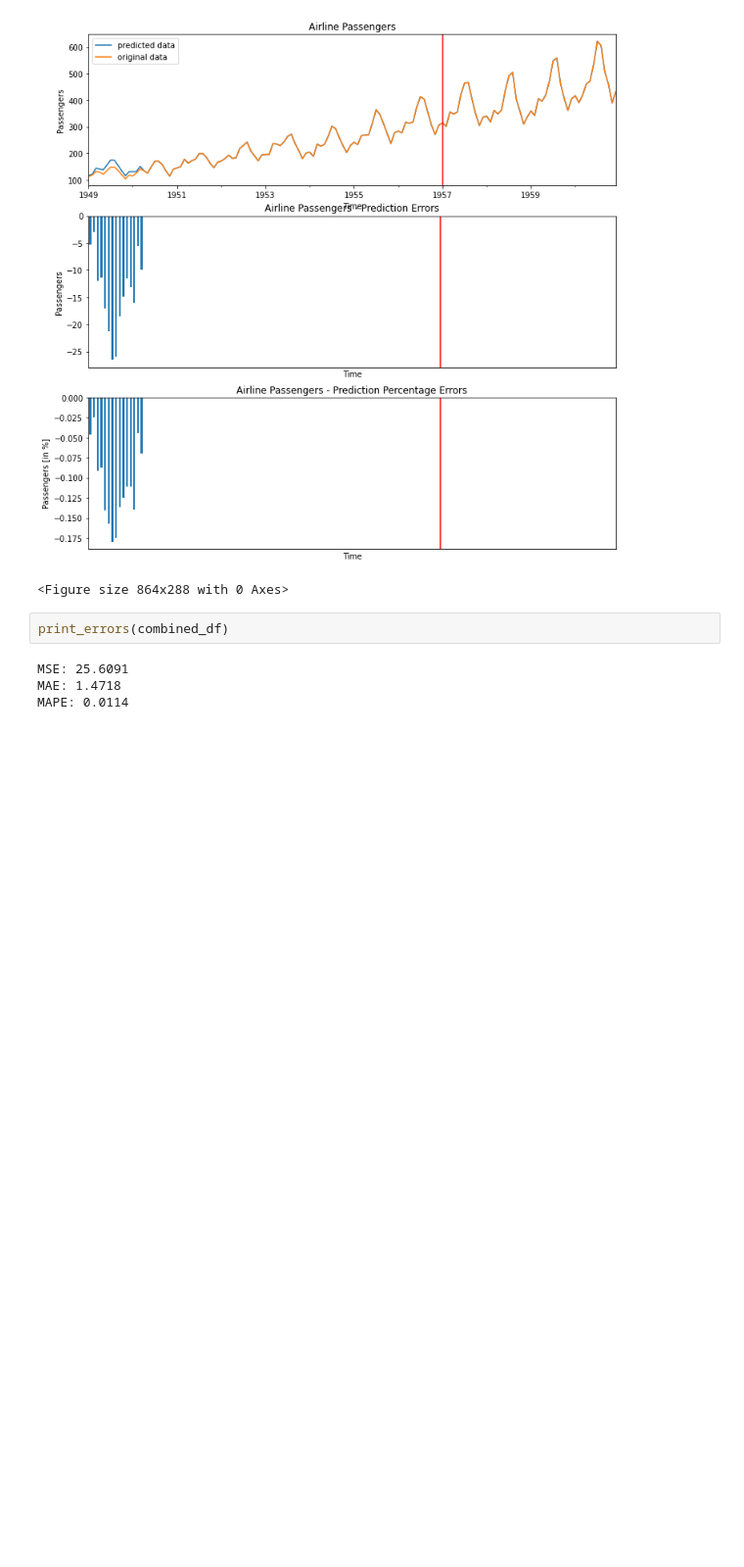
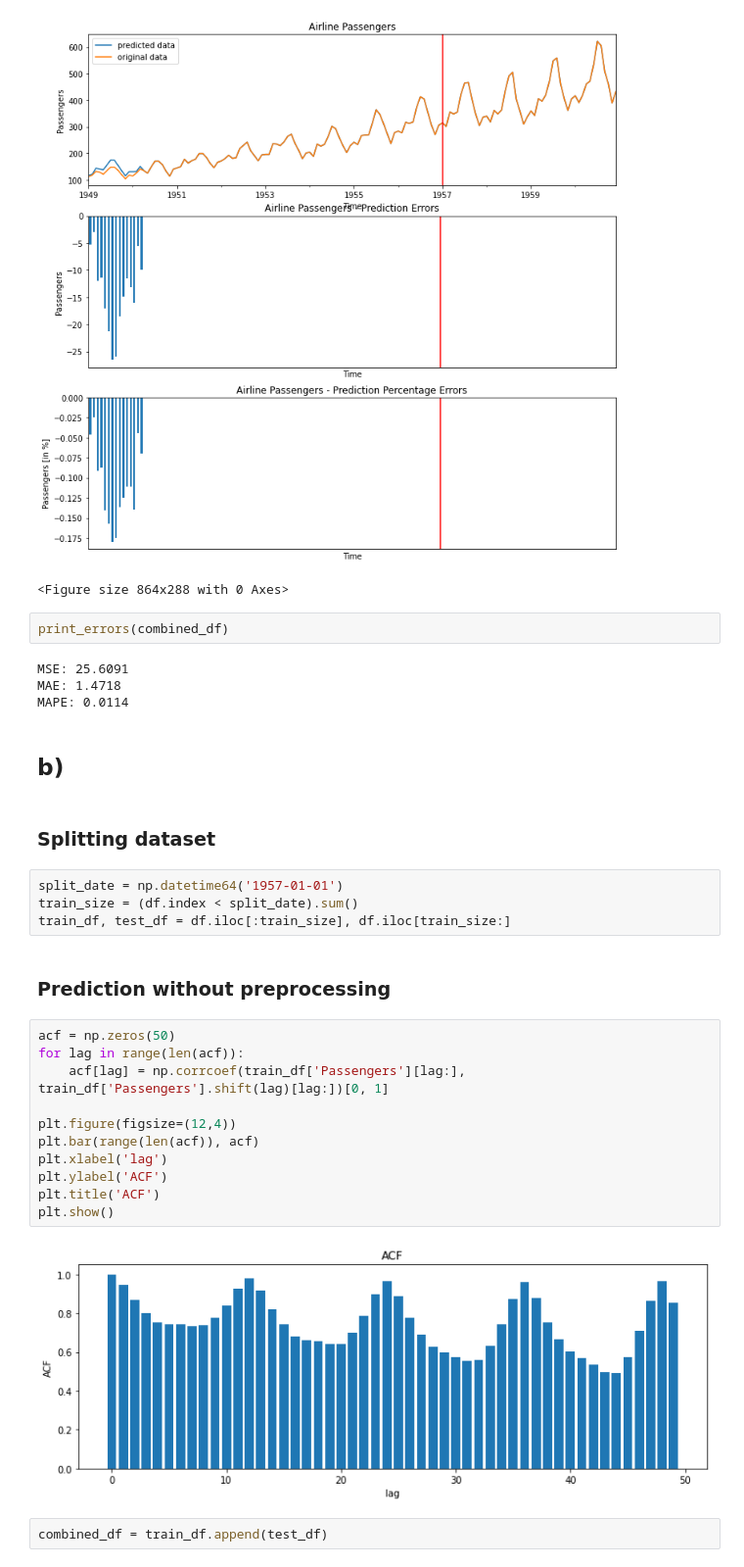
Before and after one commit to AdrianUrbanski/ADM, a Jupyter notebook: lista1.ipynb, the cells around one changed output. Shown at 98% size. Saved outputs shown, nothing was run; the diff lists cells and outputs as text; blank space fills up the shorter version.

Commit message:
Add list 1 task 1 b, update plotting utils

```diff
--- a/lista1.ipynb
+++ b/lista1.ipynb
@@ -312,3 +312,28 @@ print_errors(combined_df)
 MSE: 25.6091
 MAE: 1.4718
 MAPE: 0.0114
+# %% [markdown]
+## b)
+# %% [markdown]
+### Splitting dataset
+# %%
+split_date = np.datetime64('1957-01-01')
+train_size = (df.index < split_date).sum()
+train_df, test_df = df.iloc[:train_size], df.iloc[train_size:]
+# %% [markdown]
+### Prediction without preprocessing
+# %%
+acf = np.zeros(50)
+for lag in range(len(acf)):
+    acf[lag] = np.corrcoef(train_df['Passengers'][lag:], train_df['Passengers'].shift(lag)[lag:])[0, 1]
+
+plt.figure(figsize=(12,4))
+plt.bar(range(len(acf)), acf)
+plt.xlabel('lag')
+plt.ylabel('ACF')
+plt.title('ACF')
+plt.show()
+# %% [output]
+[figure, added]
+# %%
+combined_df = train_df.append(test_df)
```
Also changed, not shown: parts of 8 cells of this notebook.
